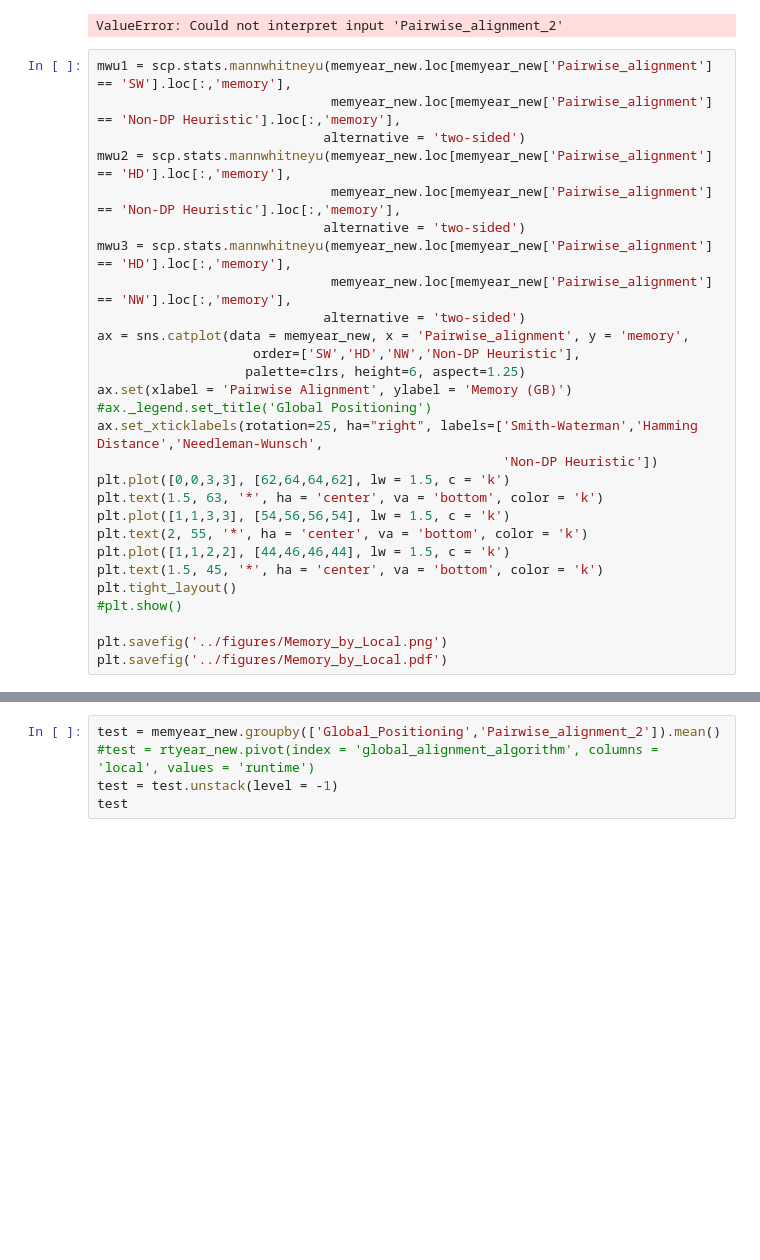
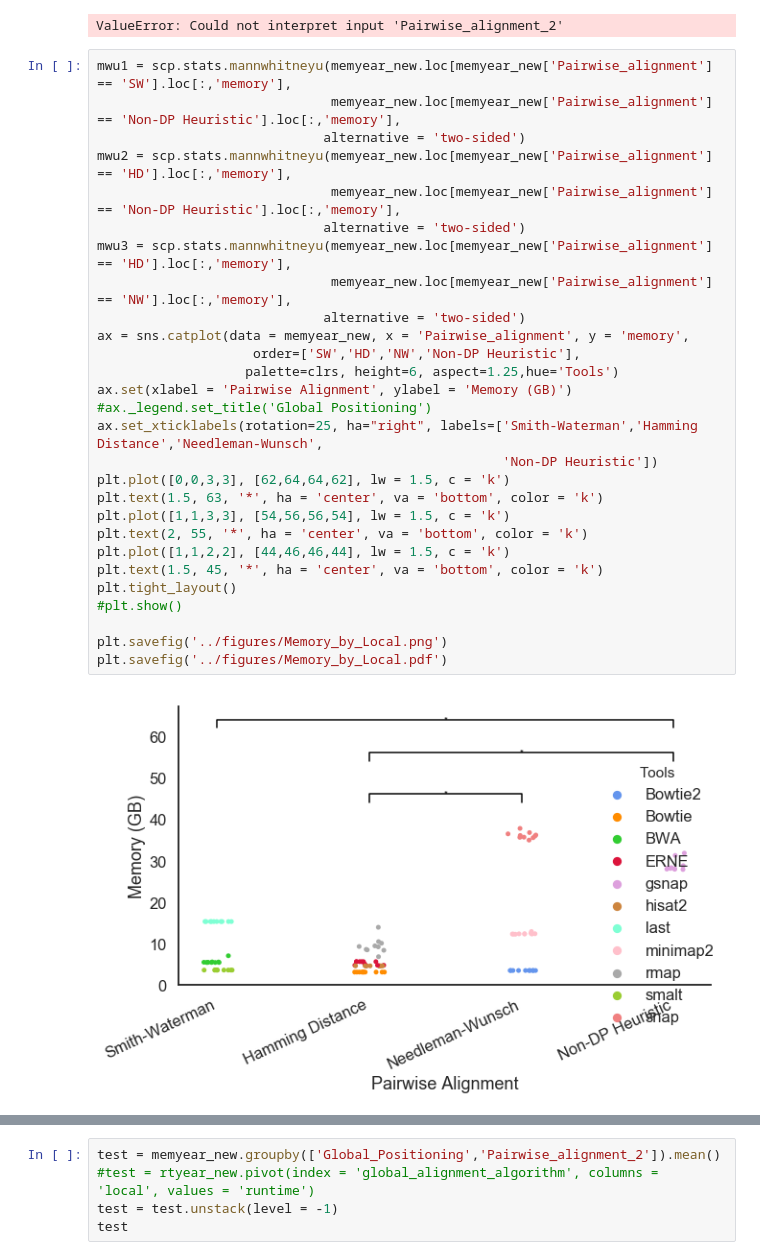
Before and after one commit to Mangul-Lab-USC/technology.dictates.algorithms, a Jupyter notebook: notebooks/runtime_figures.ipynb, the cells around one changed output, grey strips where cells are left out. Saved outputs shown, nothing was run; the diff lists cells and outputs as text; blank space fills up the shorter version.

```diff
--- a/notebooks/runtime_figures.ipynb
+++ b/notebooks/runtime_figures.ipynb
@@ -407,31 +407,33 @@ ValueError: Could not interpret input 'Pairwise_alignment_2'
 # %%
 mwu1 = scp.stats.mannwhitneyu(memyear_new.loc[memyear_new['Pairwise_alignment'] == 'SW'].loc[:,'memory'],
                               memyear_new.loc[memyear_new['Pairwise_alignment'] == 'Non-DP Heuristic'].loc[:,'memory'],
                              alternative = 'two-sided')
 mwu2 = scp.stats.mannwhitneyu(memyear_new.loc[memyear_new['Pairwise_alignment'] == 'HD'].loc[:,'memory'],
                               memyear_new.loc[memyear_new['Pairwise_alignment'] == 'Non-DP Heuristic'].loc[:,'memory'],
                              alternative = 'two-sided')
 mwu3 = scp.stats.mannwhitneyu(memyear_new.loc[memyear_new['Pairwise_alignment'] == 'HD'].loc[:,'memory'],
                               memyear_new.loc[memyear_new['Pairwise_alignment'] == 'NW'].loc[:,'memory'],
                              alternative = 'two-sided')
 ax = sns.catplot(data = memyear_new, x = 'Pairwise_alignment', y = 'memory',
                     order=['SW','HD','NW','Non-DP Heuristic'],
-                   palette=clrs, height=6, aspect=1.25)
+                   palette=clrs, height=6, aspect=1.25,hue='Tools')
 ax.set(xlabel = 'Pairwise Alignment', ylabel = 'Memory (GB)')
 #ax._legend.set_title('Global Positioning')
 ax.set_xticklabels(rotation=25, ha="right", labels=['Smith-Waterman','Hamming Distance','Needleman-Wunsch',
                                                     'Non-DP Heuristic'])
 plt.plot([0,0,3,3], [62,64,64,62], lw = 1.5, c = 'k')
 plt.text(1.5, 63, '*', ha = 'center', va = 'bottom', color = 'k')
 plt.plot([1,1,3,3], [54,56,56,54], lw = 1.5, c = 'k')
 plt.text(2, 55, '*', ha = 'center', va = 'bottom', color = 'k')
 plt.plot([1,1,2,2], [44,46,46,44], lw = 1.5, c = 'k')
 plt.text(1.5, 45, '*', ha = 'center', va = 'bottom', color = 'k')
 plt.tight_layout()
 #plt.show()
 
 plt.savefig('../figures/Memory_by_Local.png')
 plt.savefig('../figures/Memory_by_Local.pdf')
+# %% [output]
+[figure, added]
 # %%
 ax = sns.catplot(data = memyear_summ, x = 'Pairwise_alignment', y = 'average_memory', hue = 'Global_Positioning',
                 hue_order=['Seed','Backward Search'],
```
Also changed, not shown: parts of 26 cells of this notebook, 51 other files.
